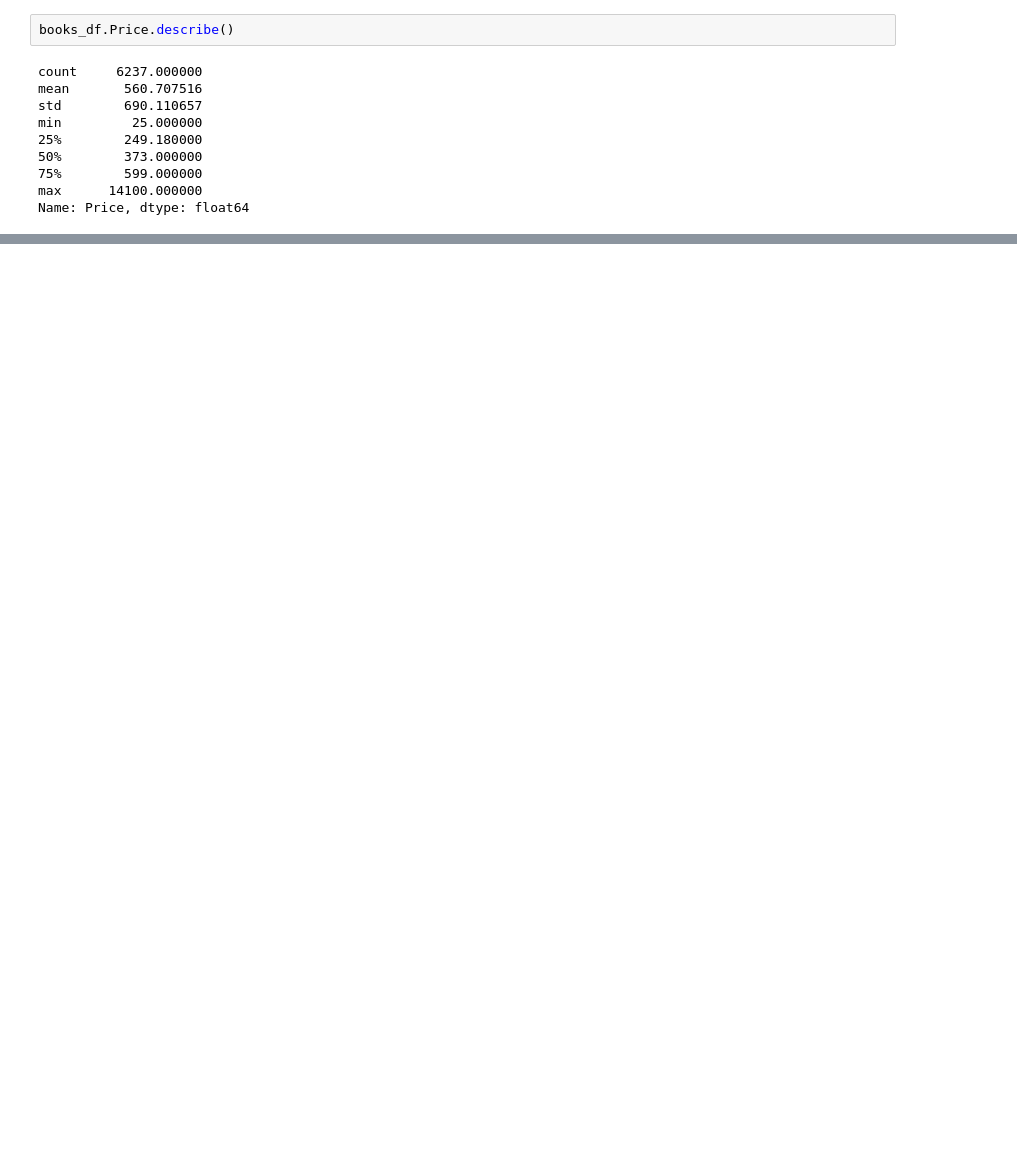
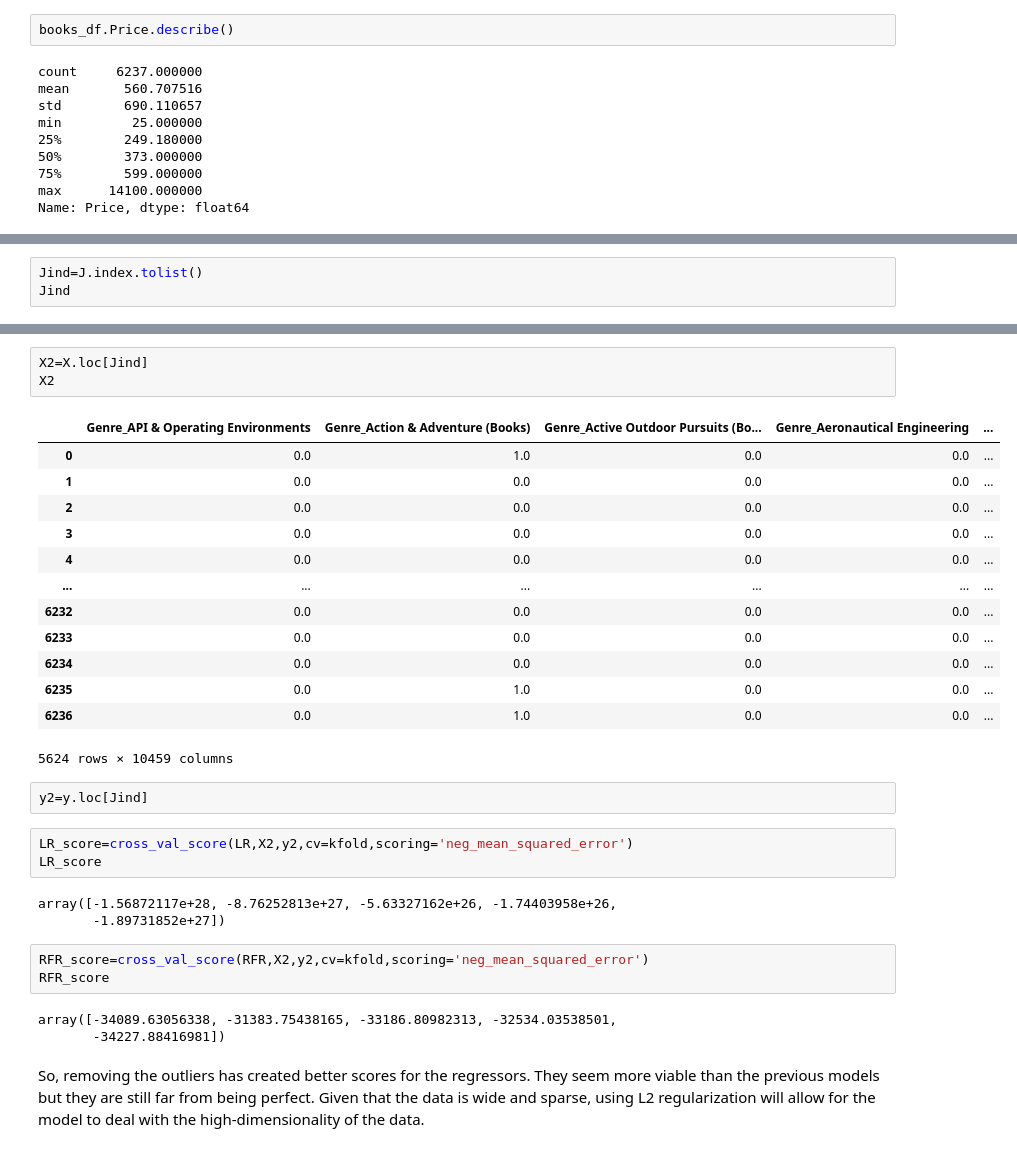
Before and after one commit to bmustafa225/DS-Portfolio, a Jupyter notebook: Books.ipynb, the cells around one changed output, grey strips where cells are left out. Saved outputs shown, nothing was run; the diff lists cells and outputs as text; blank space fills up the shorter version.

```diff
--- a/Books.ipynb
+++ b/Books.ipynb
@@ -502,0 +521,3 @@ px.box(J,y='Price')
+# %%
+Jind=J.index.tolist()
+Jind
@@ -502,0 +542,33 @@ px.box(J,y='Price')
+# %%
+X2=X.loc[Jind]
+X2
+# %% [output]
+|  | Genre_API & Operating Environments | Genre_Action & Adventure (Books) | Genre_Active Outdoor Pursuits (Bo... | Genre_Aeronautical Engineering | ... |
+| 0 | 0.0 | 1.0 | 0.0 | 0.0 | ... |
+| 1 | 0.0 | 0.0 | 0.0 | 0.0 | ... |
+| 2 | 0.0 | 0.0 | 0.0 | 0.0 | ... |
+| 3 | 0.0 | 0.0 | 0.0 | 0.0 | ... |
+| 4 | 0.0 | 0.0 | 0.0 | 0.0 | ... |
+| ... | ... | ... | ... | ... | ... |
+| 6232 | 0.0 | 0.0 | 0.0 | 0.0 | ... |
+| 6233 | 0.0 | 0.0 | 0.0 | 0.0 | ... |
+| 6234 | 0.0 | 0.0 | 0.0 | 0.0 | ... |
+| 6235 | 0.0 | 1.0 | 0.0 | 0.0 | ... |
+| 6236 | 0.0 | 1.0 | 0.0 | 0.0 | ... |
+5624 rows × 10459 columns
+# %%
+y2=y.loc[Jind]
+# %%
+LR_score=cross_val_score(LR,X2,y2,cv=kfold,scoring='neg_mean_squared_error')
+LR_score
+# %% [output]
+array([-1.56872117e+28, -8.76252813e+27, -5.63327162e+26, -1.74403958e+26,
+       -1.89731852e+27])
+# %%
+RFR_score=cross_val_score(RFR,X2,y2,cv=kfold,scoring='neg_mean_squared_error')
+RFR_score
+# %% [output]
+array([-34089.63056338, -31383.75438165, -33186.80982313, -32534.03538501,
+       -34227.88416981])
+# %% [markdown]
+So, removing the outliers has created better scores for the regressors. They seem more viable than the previous models but they are still far from being perfect. Given that the data is wide and sparse, using L2 regularization will allow for the model to deal with the high-dimensionality of the data.
```
Also changed, not shown: parts of 8 cells of this notebook.
